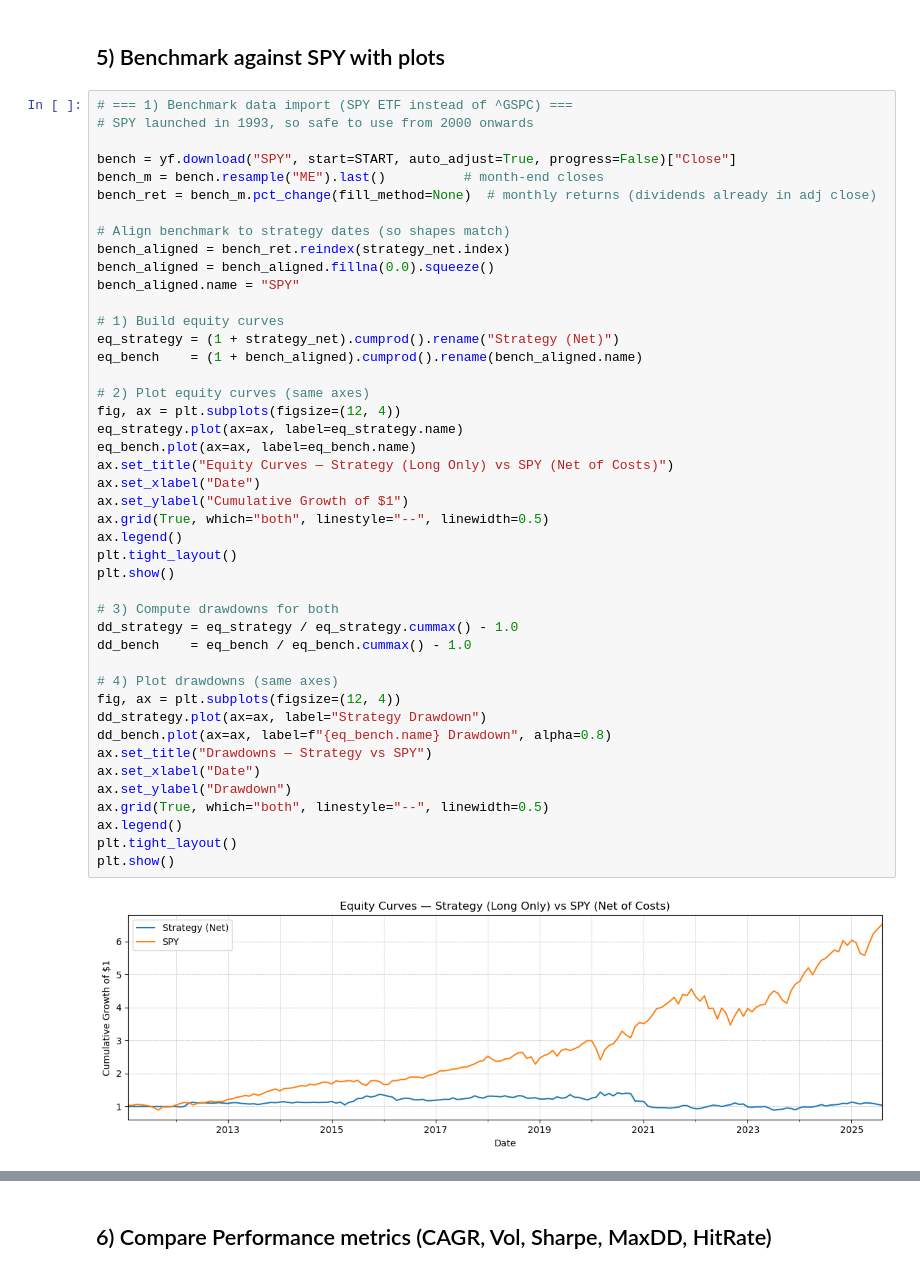
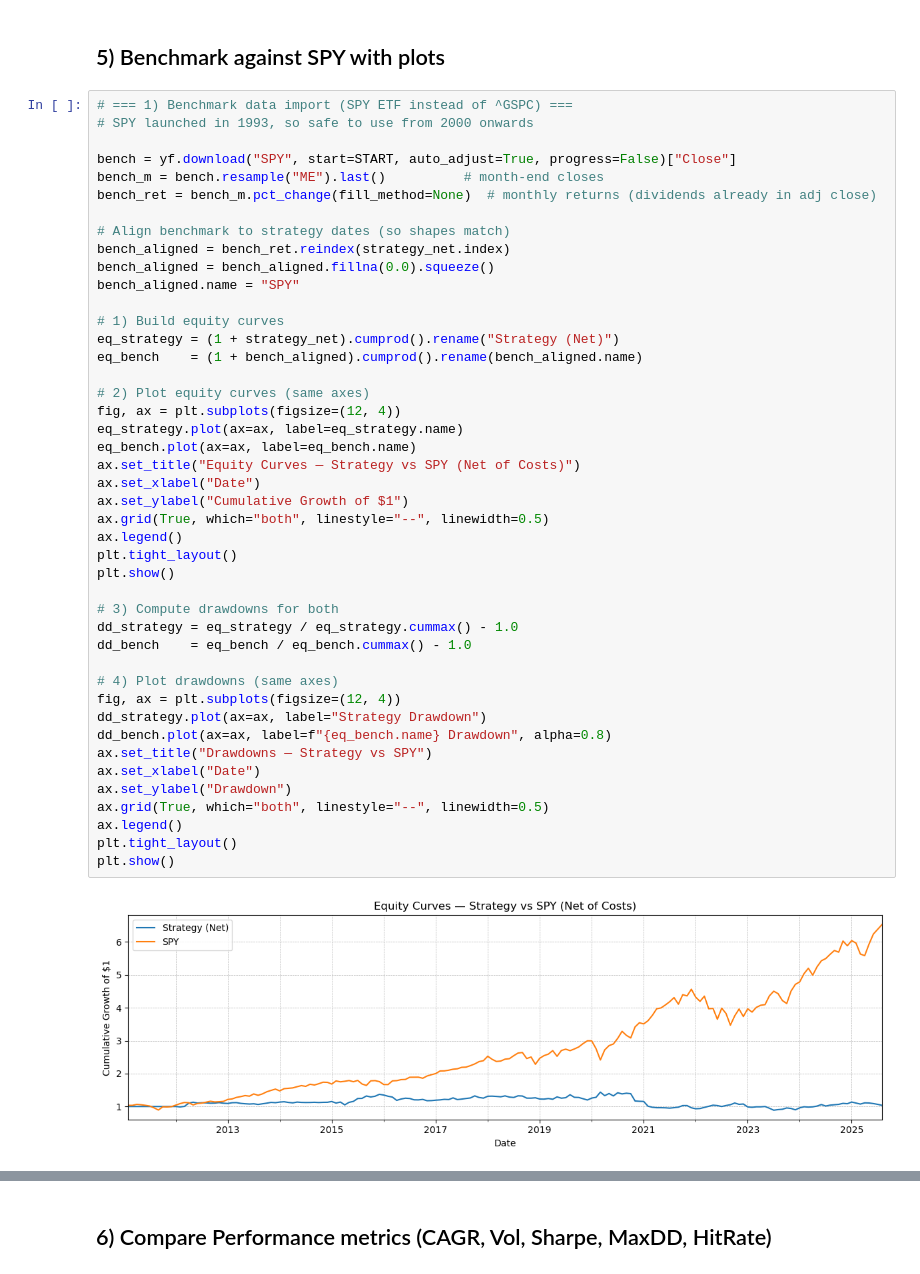
Before and after one commit to wbradbury1/momentum-factor-equity-strategy, a Jupyter notebook: cross_sectional_momentum_strategy.rendered.ipynb, the cells around one changed output, grey strips where cells are left out. Drawn from its saved outputs; the diff is of its cells as text.

```diff
--- a/cross_sectional_momentum_strategy.rendered.ipynb
+++ b/cross_sectional_momentum_strategy.rendered.ipynb
@@ -250,35 +250,35 @@ bench_aligned.name = "SPY"
 eq_strategy = (1 + strategy_net).cumprod().rename("Strategy (Net)")
 eq_bench    = (1 + bench_aligned).cumprod().rename(bench_aligned.name)
 
 # 2) Plot equity curves (same axes)
 fig, ax = plt.subplots(figsize=(12, 4))
 eq_strategy.plot(ax=ax, label=eq_strategy.name)
 eq_bench.plot(ax=ax, label=eq_bench.name)
-ax.set_title("Equity Curves — Strategy (Long Only) vs SPY (Net of Costs)")
+ax.set_title("Equity Curves — Strategy vs SPY (Net of Costs)")
 ax.set_xlabel("Date")
 ax.set_ylabel("Cumulative Growth of $1")
 ax.grid(True, which="both", linestyle="--", linewidth=0.5)
 ax.legend()
 plt.tight_layout()
 plt.show()
 
 # 3) Compute drawdowns for both
 dd_strategy = eq_strategy / eq_strategy.cummax() - 1.0
 dd_bench    = eq_bench / eq_bench.cummax() - 1.0
 
 # 4) Plot drawdowns (same axes)
 fig, ax = plt.subplots(figsize=(12, 4))
 dd_strategy.plot(ax=ax, label="Strategy Drawdown")
 dd_bench.plot(ax=ax, label=f"{eq_bench.name} Drawdown", alpha=0.8)
 ax.set_title("Drawdowns — Strategy vs SPY")
 ax.set_xlabel("Date")
 ax.set_ylabel("Drawdown")
 ax.grid(True, which="both", linestyle="--", linewidth=0.5)
 ax.legend()
 plt.tight_layout()
 plt.show()
 # %% [output]
-[figure, old version]
+[figure, new version]
 [figure]
 # %% [markdown]
 ## 6) Compare Performance metrics (CAGR, Vol, Sharpe, MaxDD, HitRate)
```
Also changed, not shown: parts of 1 cell of this notebook.
